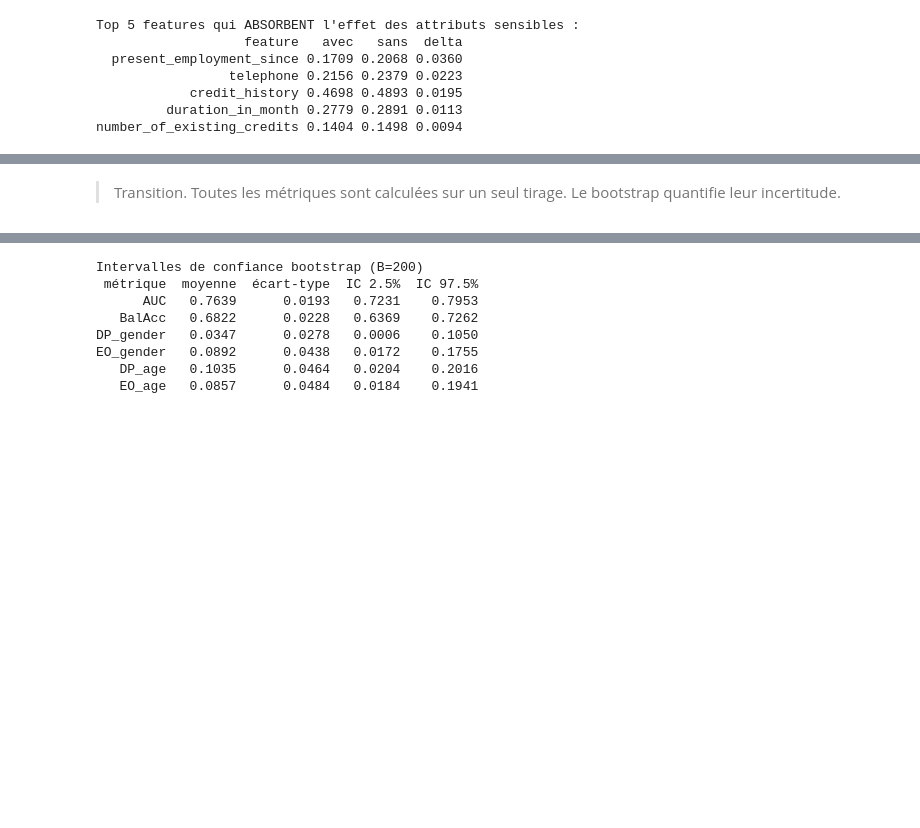
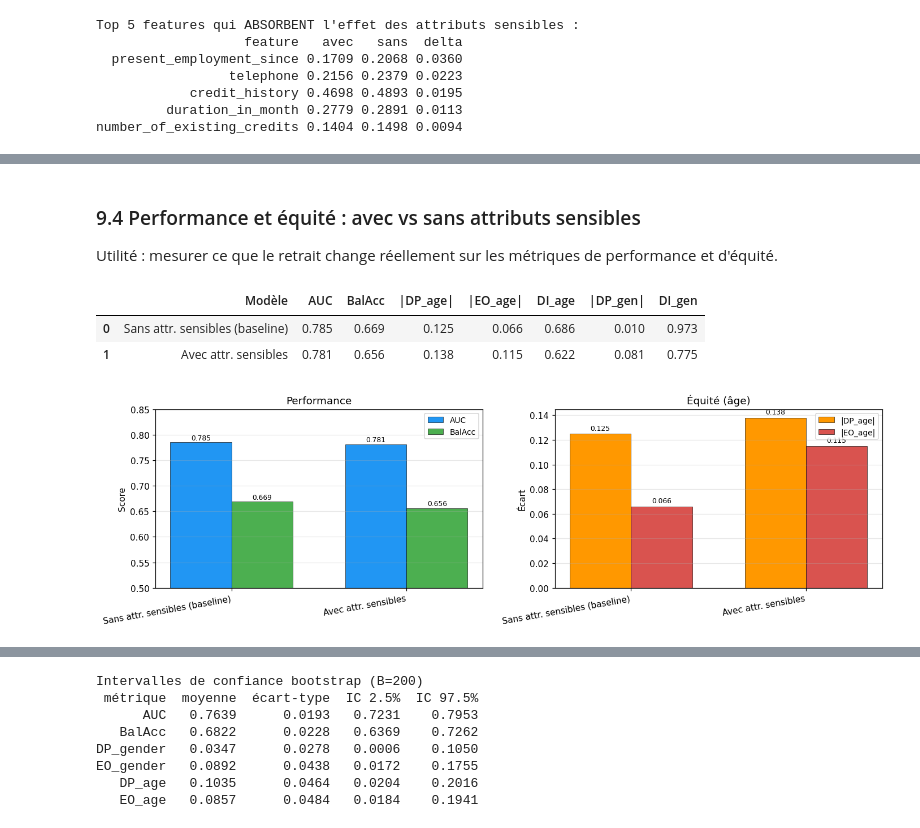
Before and after one commit to YiZeems/fairness-project-german-credit, a Jupyter notebook: julien/responsiveAI-german-credit_rendu.ipynb, the cells around one changed output, grey strips where cells are left out. Saved outputs shown, nothing was run; the diff lists cells and outputs as text; code cells hidden in the pictures; blank space fills up the shorter version.

```diff
--- a/julien/responsiveAI-german-credit_rendu.ipynb
+++ b/julien/responsiveAI-german-credit_rendu.ipynb
@@ -1515,6 +1069,7 @@ preprocessor_with = ColumnTransformer([
 
 X_tr_with = preprocessor_with.fit_transform(features_with.iloc[idx_tr])
 X_te_with = preprocessor_with.transform(features_with.iloc[idx_te])
+X_va_with = preprocessor_with.transform(features_with.iloc[idx_va])
 feature_names_with = [n.split("__", 1)[-1] for n in preprocessor_with.get_feature_names_out()]
 
 baseline_with = LogisticRegression(C=1.0, solver="liblinear", max_iter=1000, random_state=42)
@@ -1677,2 +1167,68 @@ Convergence des deux méthodes sur le top : checking_status, credit_history, cre
-# %% [markdown]
-> Transition. Toutes les métriques sont calculées sur un seul tirage. Le bootstrap quantifie leur incertitude.
+# %% [markdown]
+### 9.4 Performance et équité : avec vs sans attributs sensibles
+
+Utilité : mesurer ce que le retrait change réellement sur les métriques de performance et d'équité.
+# %%
+# Modèle baseline_with déjà entraîné dans la cellule SHAP comparaison.
+# On calcule ici les mêmes métriques que pour le baseline (AUC, BalAcc, |DP|, |EO|, DI)
+# pour observer ce que le retrait des attributs sensibles change vraiment.
+
+scores_with = baseline_with.predict_proba(X_te_with)[:, 1]
+thr_with    = best_threshold(y_va, baseline_with.predict_proba(X_va_with)[:, 1])
+preds_with  = (scores_with >= thr_with).astype(int)
+
+rows = []
+for nom, preds, scores in [("Sans attr. sensibles (baseline)", preds_base, scores_base),
+                            ("Avec attr. sensibles", preds_with, scores_with)]:
+    p = perf_summary(y_te, preds, scores)
+    dp_a, eo_a, di_a, _ = fairness_summary(y_te, preds, sensitive["age"][idx_te])
+    dp_g, eo_g, di_g, _ = fairness_summary(y_te, preds, sensitive["gender"][idx_te])
+    rows.append({
+        "Modèle"    : nom,
+        "AUC"       : round(p["AUC"], 3),
+        "BalAcc"    : round(p["BalAcc"], 3),
+        "|DP_age|"  : round(dp_a, 3),
+        "|EO_age|"  : round(eo_a, 3),
+        "DI_age"    : round(di_a, 3),
+        "|DP_gen|"  : round(dp_g, 3),
+        "DI_gen"    : round(di_g, 3),
+    })
+metrics_compare = pd.DataFrame(rows)
+display(metrics_compare)
+
+# Visualisation comparée
+fig, axes = plt.subplots(1, 2, figsize=(13, 4))
+mods = metrics_compare["Modèle"].tolist()
+x = np.arange(len(mods))
+w = 0.35
+
+ax = axes[0]
+ax.bar(x - w/2, metrics_compare["AUC"], w, color="#2196F3", label="AUC", edgecolor="k", lw=0.4)
+ax.bar(x + w/2, metrics_compare["BalAcc"], w, color="#4CAF50", label="BalAcc", edgecolor="k", lw=0.4)
+ax.set_xticks(x); ax.set_xticklabels(mods, rotation=10, ha="right")
+ax.set_ylim(0.5, 0.85); ax.set_ylabel("Score")
+ax.set_title("Performance")
+for i, (a, b) in enumerate(zip(metrics_compare["AUC"], metrics_compare["BalAcc"])):
+    ax.text(i - w/2, a + 0.005, f"{a}", ha="center", fontsize=8)
+    ax.text(i + w/2, b + 0.005, f"{b}", ha="center", fontsize=8)
+ax.legend(fontsize=9); ax.grid(alpha=0.3, axis="y")
+
+ax = axes[1]
+ax.bar(x - w/2, metrics_compare["|DP_age|"], w, color="#FF9800", label="|DP_age|", edgecolor="k", lw=0.4)
+ax.bar(x + w/2, metrics_compare["|EO_age|"], w, color="#d9534f", label="|EO_age|", edgecolor="k", lw=0.4)
+ax.set_xticks(x); ax.set_xticklabels(mods, rotation=10, ha="right")
+ax.set_ylabel("Écart")
+ax.set_title("Équité (âge)")
+for i, (a, b) in enumerate(zip(metrics_compare["|DP_age|"], metrics_compare["|EO_age|"])):
+    ax.text(i - w/2, a + 0.003, f"{a}", ha="center", fontsize=8)
+    ax.text(i + w/2, b + 0.003, f"{b}", ha="center", fontsize=8)
+ax.legend(fontsize=9); ax.grid(alpha=0.3, axis="y")
+
+plt.tight_layout()
+plt.savefig("outputs/16_metrics_with_vs_without.png", bbox_inches="tight")
+plt.show()
+# %% [output]
+|  | Modèle | AUC | BalAcc | |DP_age| | |EO_age| | DI_age | |DP_gen| | DI_gen |
+| 0 | Sans attr. sensibles (baseline) | 0.785 | 0.669 | 0.125 | 0.066 | 0.686 | 0.010 | 0.973 |
+| 1 | Avec attr. sensibles | 0.781 | 0.656 | 0.138 | 0.115 | 0.622 | 0.081 | 0.775 |
+[figure, added]
```
Also changed, not shown: parts of 85 cells of this notebook, 3 other files.
